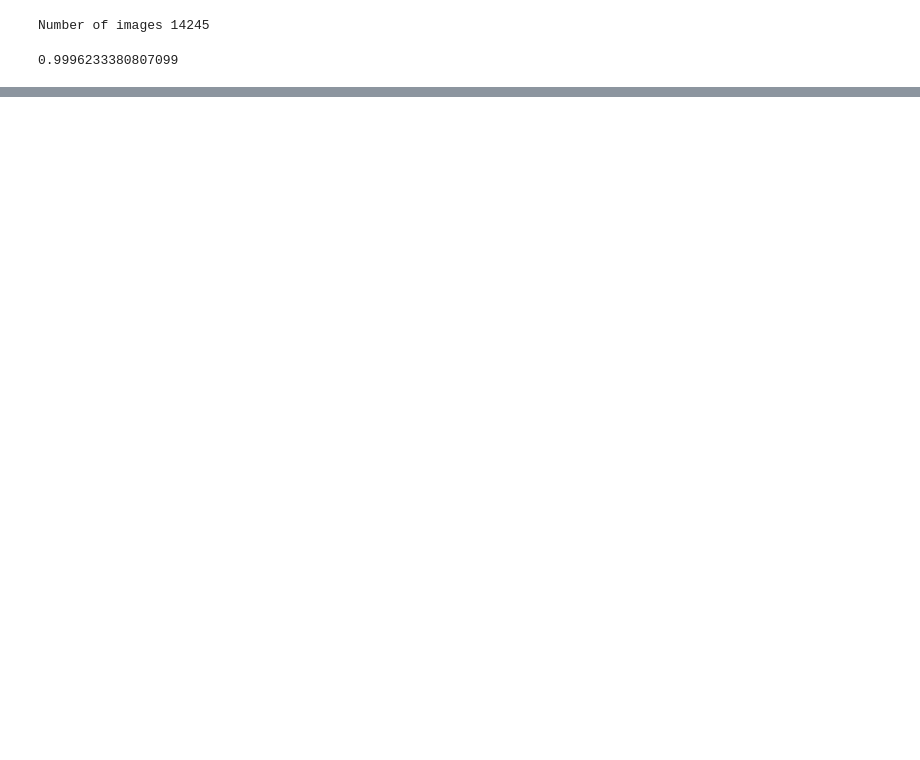
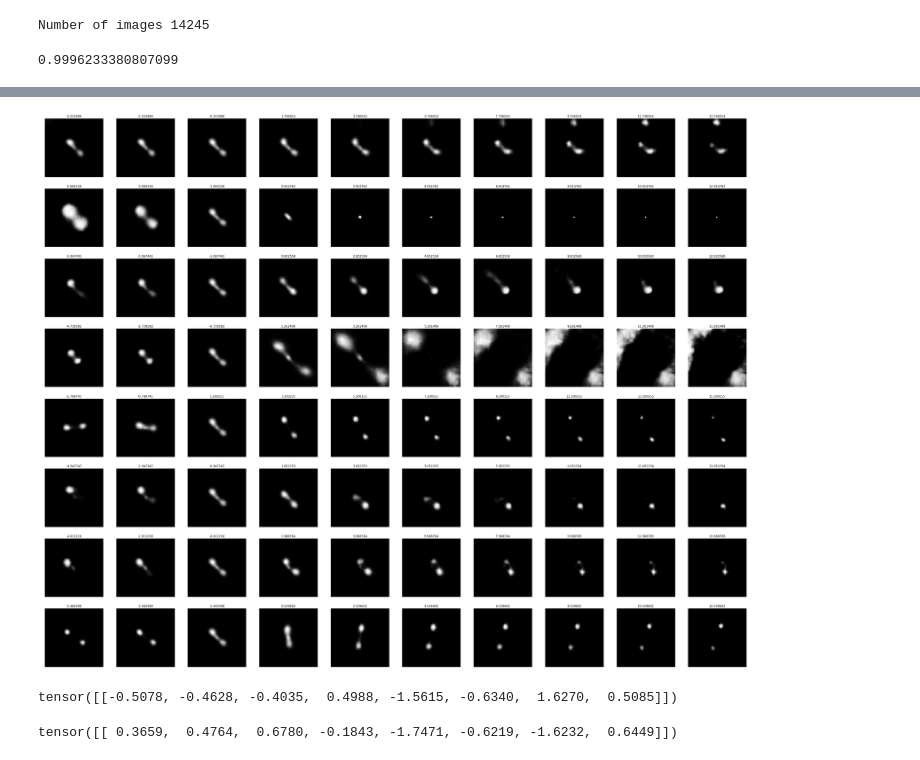
Before and after one commit to nottu/pytorch-autoencoder-tests, a Jupyter notebook: VAE_Torch.ipynb, the cells around one changed output, grey strips where cells are left out. Saved outputs shown, nothing was run; the diff lists cells and outputs as text; code cells hidden in the pictures; blank space fills up the shorter version.

```diff
--- a/VAE_Torch.ipynb
+++ b/VAE_Torch.ipynb
@@ -235,0 +270,17 @@ torch.save(cae, 'vae_model')
+# %%
+nimg = 10 * 8
+r = 10
+f, ax = plt.subplots(int(nimg/r), r, figsize=(r * 5, nimg * 5 / r))
+for i in range(int(nimg/r)):
+    for j in range(r):
+        with torch.no_grad():
+            e = vae.encode(s.to(device))[0]
+            v = e[0][i]
+            nv = -4 + v + 2*j
+            e[0][i] = nv
+            d = vae.decode(e).cpu()[0][0]
+        ax[i][j].imshow(d, cmap='gray')
+        ax[i][j].axis('off')
+        ax[i][j].set_title('{:2f}'.format(nv))
+# %% [output]
+[figure, added]
@@ -235,0 +293,8 @@ torch.save(cae, 'vae_model')
+# %%
+e_s.cpu()
+# %% [output]
+tensor([[-0.5078, -0.4628, -0.4035,  0.4988, -1.5615, -0.6340,  1.6270,  0.5085]])
+# %%
+t_s.cpu()
+# %% [output]
+tensor([[ 0.3659,  0.4764,  0.6780, -0.1843, -1.7471, -0.6219, -1.6232,  0.6449]])
```
Also changed, not shown: parts of 22 cells of this notebook, 3 other files.
